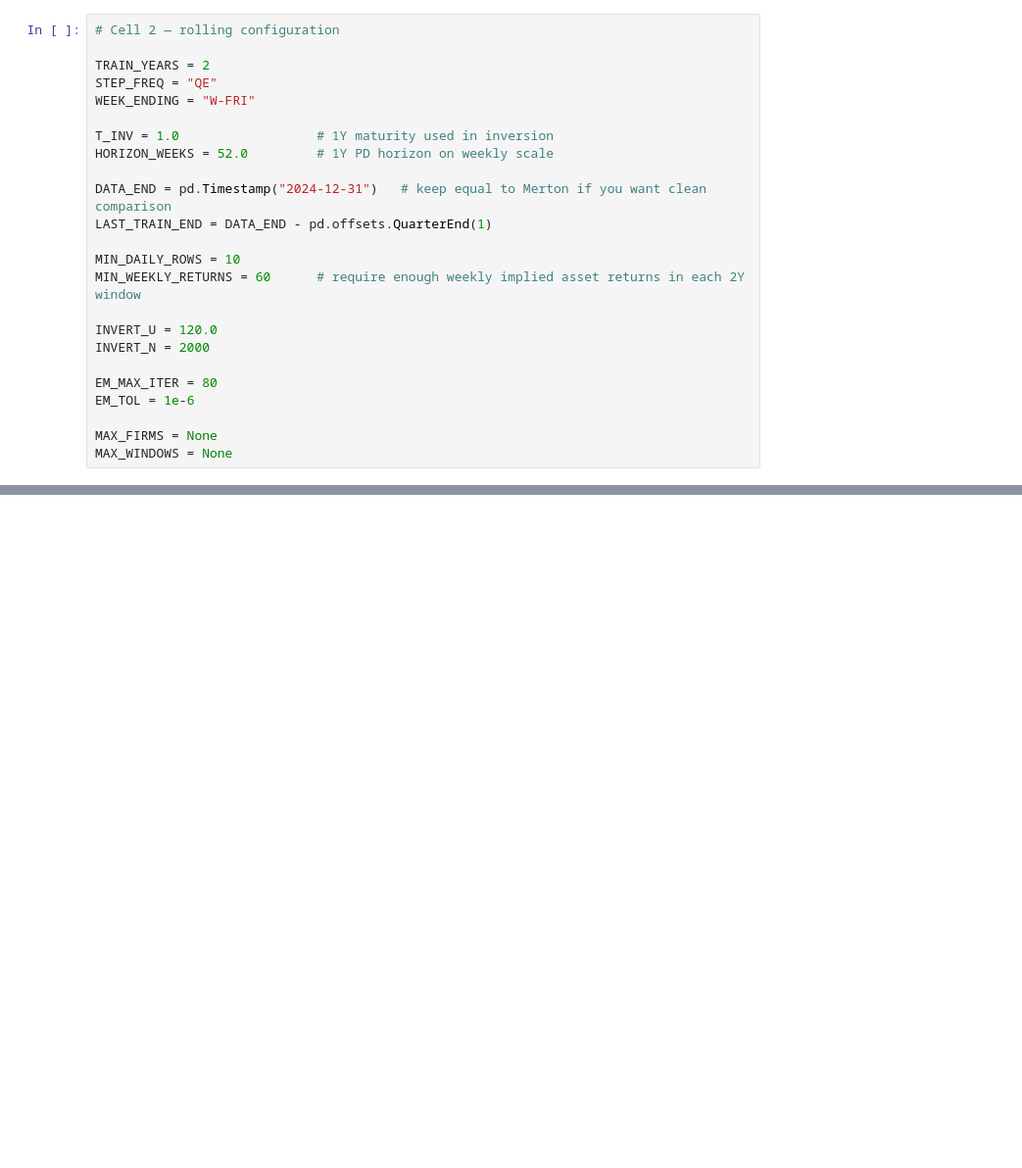
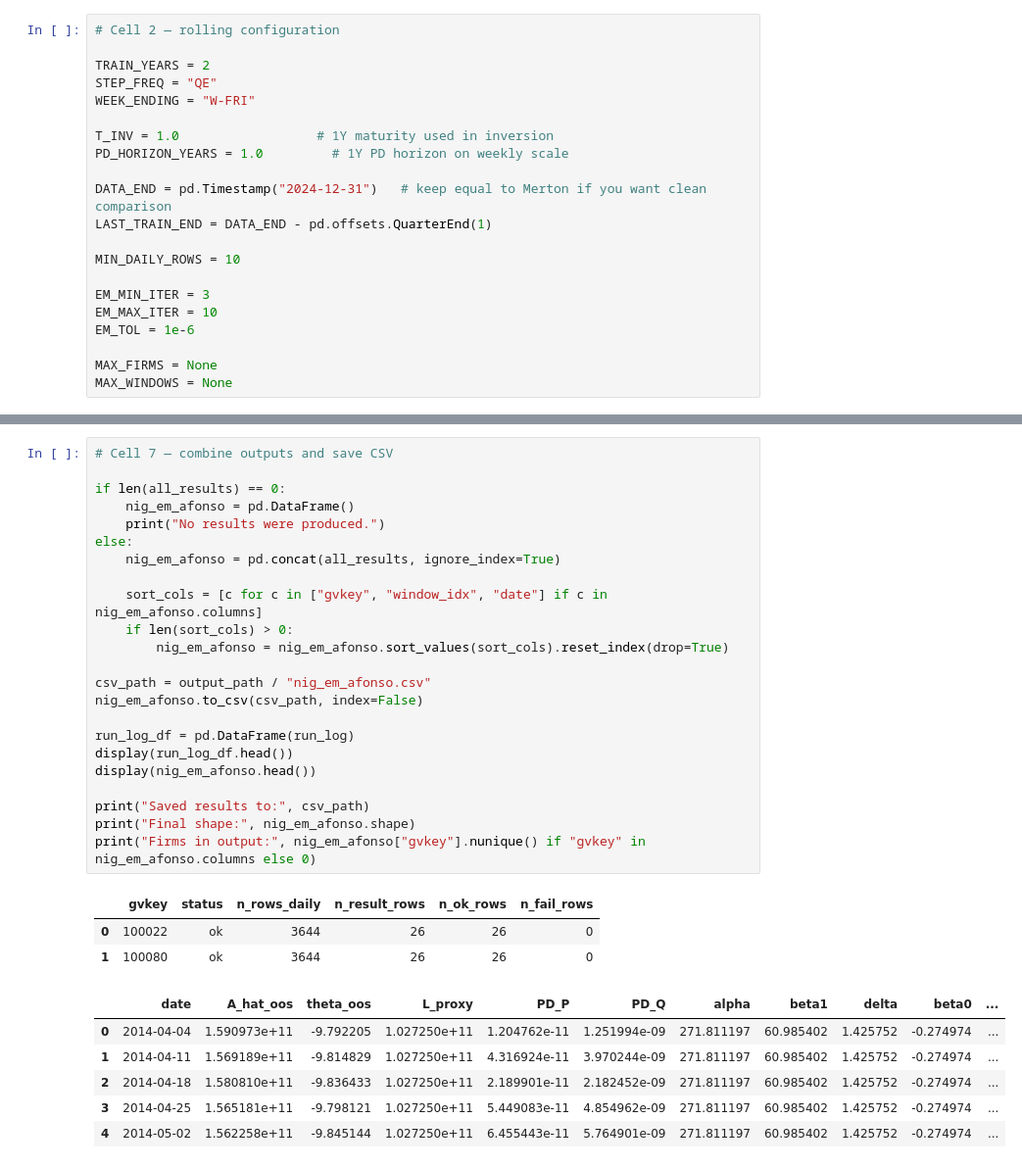
Before and after one commit to keenanveronica/Merton_NIGbayesian, a Jupyter notebook: notebooks_test/nig_afonso.ipynb, the cells around one changed output, grey strips where cells are left out. Shown at 98% size. Saved outputs shown, nothing was run; the diff lists cells and outputs as text; blank space fills up the shorter version.

```diff
--- a/notebooks_test/nig_afonso.ipynb
+++ b/notebooks_test/nig_afonso.ipynb
@@ -111,18 +141,15 @@ STEP_FREQ = "QE"
 WEEK_ENDING = "W-FRI"
 
 T_INV = 1.0                  # 1Y maturity used in inversion
-HORIZON_WEEKS = 52.0         # 1Y PD horizon on weekly scale
+PD_HORIZON_YEARS = 1.0         # 1Y PD horizon on weekly scale
 
 DATA_END = pd.Timestamp("2024-12-31")   # keep equal to Merton if you want clean comparison
 LAST_TRAIN_END = DATA_END - pd.offsets.QuarterEnd(1)
 
 MIN_DAILY_ROWS = 10
-MIN_WEEKLY_RETURNS = 60      # require enough weekly implied asset returns in each 2Y window
 
-INVERT_U = 120.0
-INVERT_N = 2000
-
-EM_MAX_ITER = 80
+EM_MIN_ITER = 3
+EM_MAX_ITER = 10
 EM_TOL = 1e-6
 
 MAX_FIRMS = None
@@ -196,0 +394,33 @@ print("n_windows:", len(windows_df))
+# %%
+# Cell 7 — combine outputs and save CSV
+
+if len(all_results) == 0:
+    nig_em_afonso = pd.DataFrame()
+    print("No results were produced.")
+else:
+    nig_em_afonso = pd.concat(all_results, ignore_index=True)
+
+    sort_cols = [c for c in ["gvkey", "window_idx", "date"] if c in nig_em_afonso.columns]
+    if len(sort_cols) > 0:
+        nig_em_afonso = nig_em_afonso.sort_values(sort_cols).reset_index(drop=True)
+
+csv_path = output_path / "nig_em_afonso.csv"
+nig_em_afonso.to_csv(csv_path, index=False)
+
+run_log_df = pd.DataFrame(run_log)
+display(run_log_df.head())
+display(nig_em_afonso.head())
+
+print("Saved results to:", csv_path)
+print("Final shape:", nig_em_afonso.shape)
+print("Firms in output:", nig_em_afonso["gvkey"].nunique() if "gvkey" in nig_em_afonso.columns else 0)
+# %% [output]
+|  | gvkey | status | n_rows_daily | n_result_rows | n_ok_rows | n_fail_rows |
+| 0 | 100022 | ok | 3644 | 26 | 26 | 0 |
+| 1 | 100080 | ok | 3644 | 26 | 26 | 0 |
+|  | date | A_hat_oos | theta_oos | L_proxy | PD_P | PD_Q | alpha | beta1 | delta | beta0 | ... |
+| 0 | 2014-04-04 | 1.590973e+11 | -9.792205 | 1.027250e+11 | 1.204762e-11 | 1.251994e-09 | 271.811197 | 60.985402 | 1.425752 | -0.274974 | ... |
+| 1 | 2014-04-11 | 1.569189e+11 | -9.814829 | 1.027250e+11 | 4.316924e-11 | 3.970244e-09 | 271.811197 | 60.985402 | 1.425752 | -0.274974 | ... |
+| 2 | 2014-04-18 | 1.580810e+11 | -9.836433 | 1.027250e+11 | 2.189901e-11 | 2.182452e-09 | 271.811197 | 60.985402 | 1.425752 | -0.274974 | ... |
+| 3 | 2014-04-25 | 1.565181e+11 | -9.798121 | 1.027250e+11 | 5.449083e-11 | 4.854962e-09 | 271.811197 | 60.985402 | 1.425752 | -0.274974 | ... |
+| 4 | 2014-05-02 | 1.562258e+11 | -9.845144 | 1.027250e+11 | 6.455443e-11 | 5.764901e-09 | 271.811197 | 60.985402 | 1.425752 | -0.274974 | ... |
```
Also changed, not shown: parts of 8 cells of this notebook, 1 other file.
